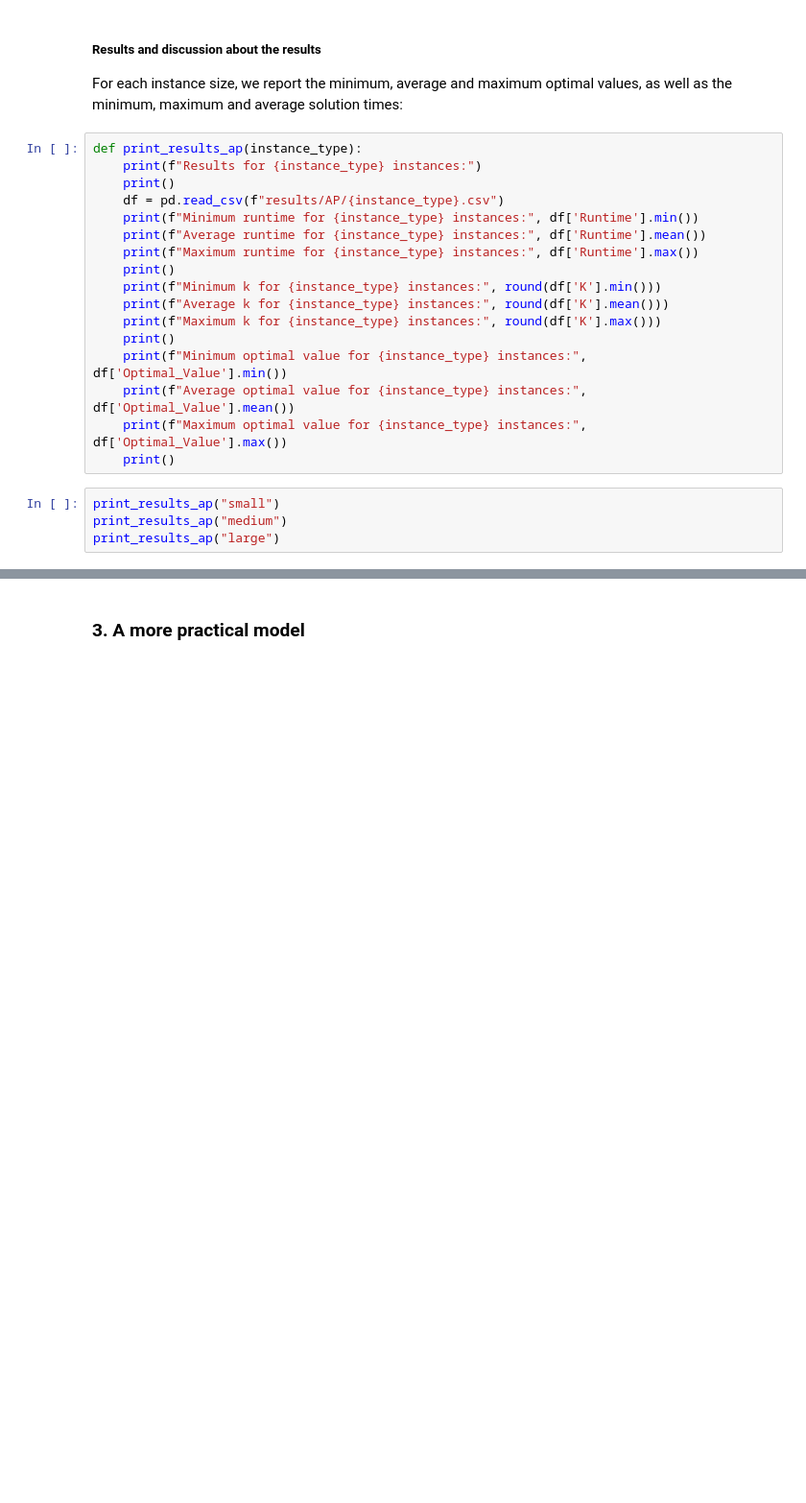
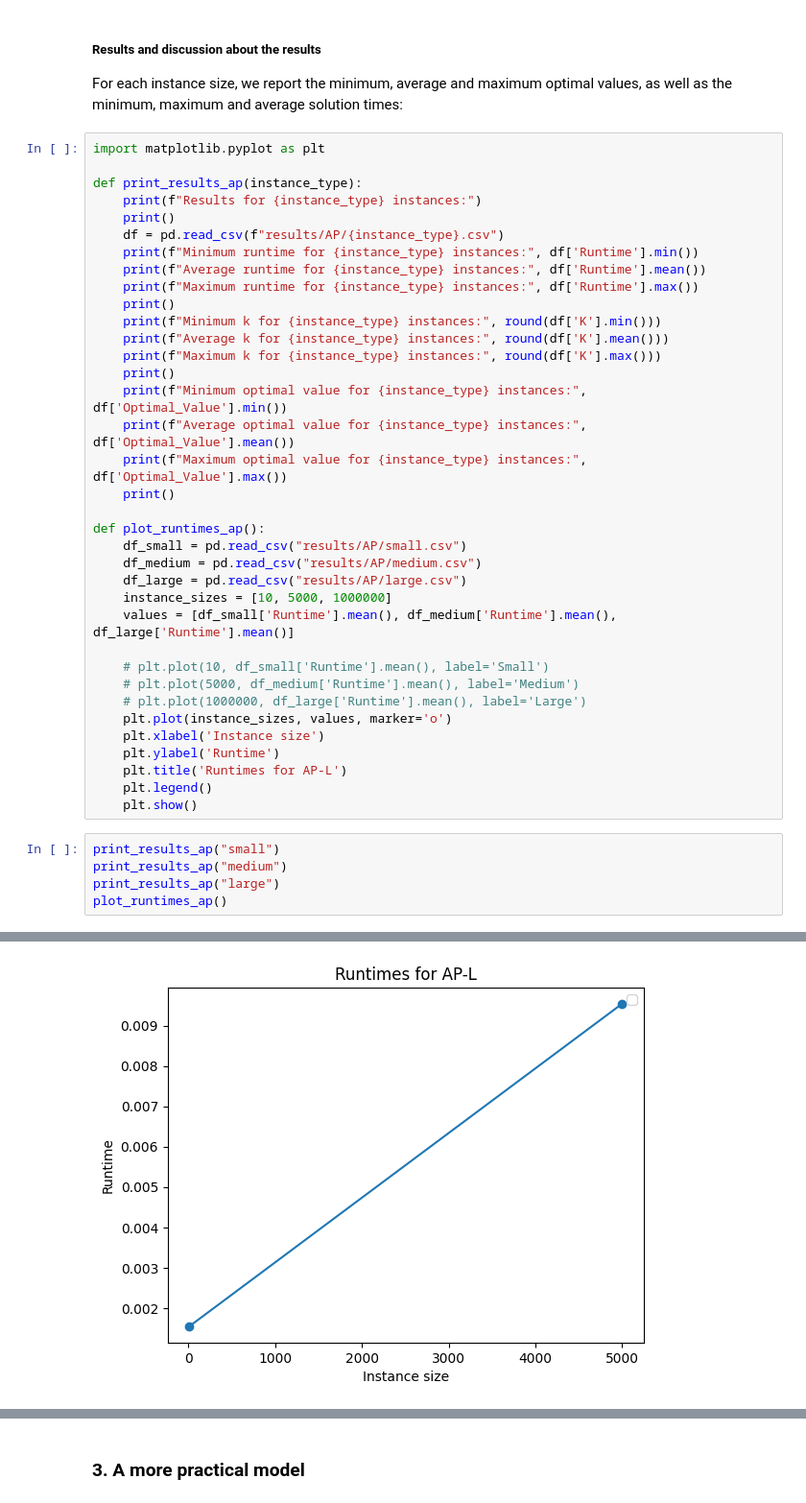
Before and after one commit to yelmokht/assortment-planning-problem, a Jupyter notebook: notebook.ipynb, the cells around one changed output, grey strips where cells are left out. Shown at 96% size. Drawn from its saved outputs; the diff is of its cells as text; blank space fills up the shorter version.

```diff
--- a/notebook.ipynb
+++ b/notebook.ipynb
@@ -1029,6 +1002,8 @@ k: 1083
 ##### Results and discussion about the results
 For each instance size, we report the minimum, average and maximum optimal values, as well as the minimum, maximum and average solution times:
 # %%
+import matplotlib.pyplot as plt
+
 def print_results_ap(instance_type):
     print(f"Results for {instance_type} instances:")
     print()
@@ -1045,26 +1020,45 @@ def print_results_ap(instance_type):
     print(f"Average optimal value for {instance_type} instances:", df['Optimal_Value'].mean())
     print(f"Maximum optimal value for {instance_type} instances:", df['Optimal_Value'].max())
     print()
+
+def plot_runtimes_ap():
+    df_small = pd.read_csv("results/AP/small.csv")
+    df_medium = pd.read_csv("results/AP/medium.csv")
+    df_large = pd.read_csv("results/AP/large.csv")
+    instance_sizes = [10, 5000, 1000000]
+    values = [df_small['Runtime'].mean(), df_medium['Runtime'].mean(), df_large['Runtime'].mean()]
+
+    # plt.plot(10, df_small['Runtime'].mean(), label='Small')
+    # plt.plot(5000, df_medium['Runtime'].mean(), label='Medium')
+    # plt.plot(1000000, df_large['Runtime'].mean(), label='Large')
+    plt.plot(instance_sizes, values, marker='o')
+    plt.xlabel('Instance size')
+    plt.ylabel('Runtime')
+    plt.title('Runtimes for AP-L')
+    plt.legend()
+    plt.show()
 # %%
 print_results_ap("small")
 print_results_ap("medium")
 print_results_ap("large")
+plot_runtimes_ap()
 # %% [output]
 Results for small instances:
 
 Minimum runtime for small instances: 0.0
 Average runtime for small instances: 9.635686874389199e-05
 Maximum runtime for small instances: 0.0015454292297363
 
 Minimum k for small instances: 1
 Average k for small instances: 3
 Maximum k for small instances: 6
 
 Minimum optimal value for small instances: 0.2715924529564973
 Average optimal value for small instances: 0.6315027320157556
 ... (25 lines left out)
 
 Minimum optimal value for large instances: 0.9989330322925248
 Average optimal value for large instances: 0.9989330322925248
 Maximum optimal value for large instances: 0.9989330322925248
+[figure, added]
 # %% [markdown]
```
Also changed, not shown: parts of 41 cells of this notebook.
